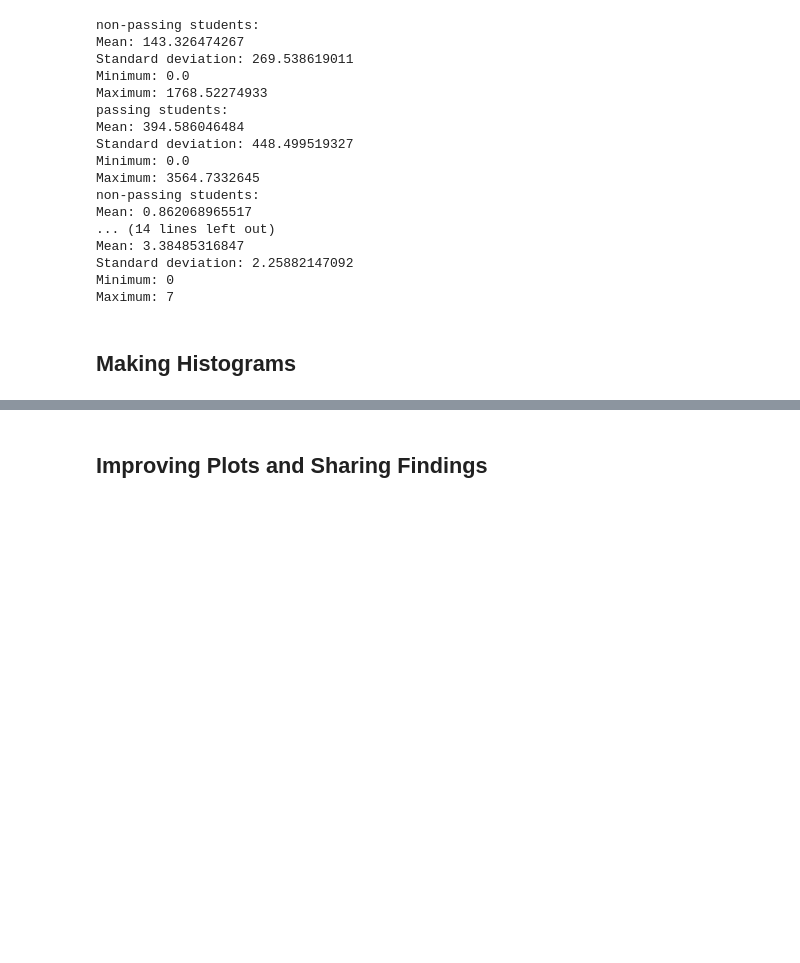
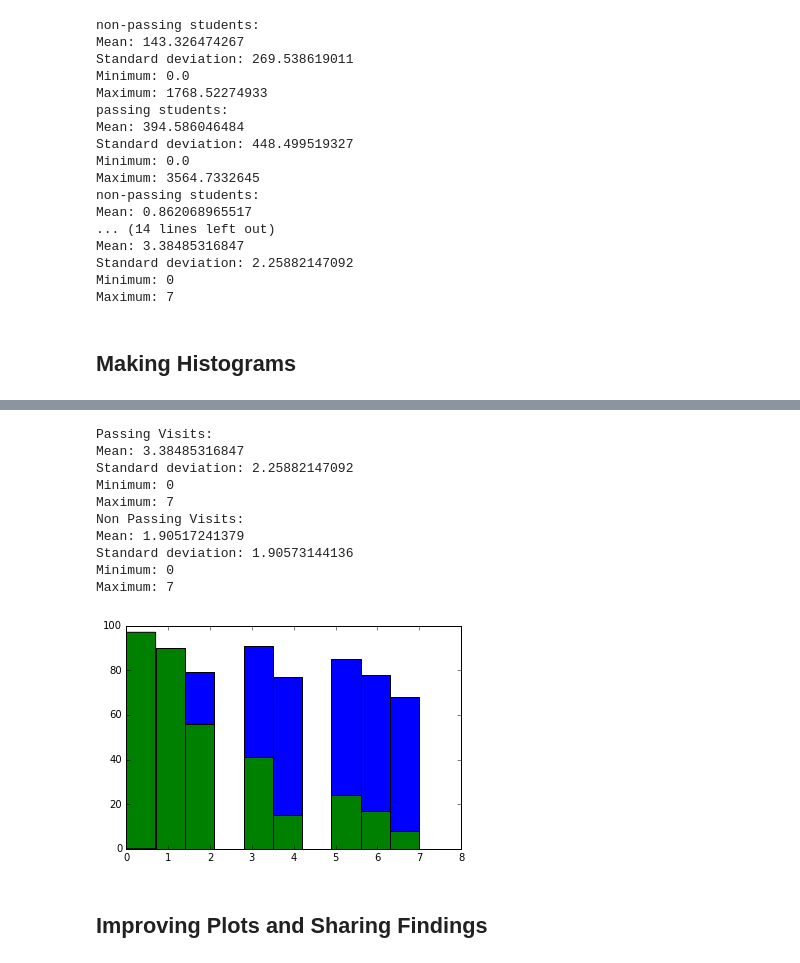
Before and after one commit to harish-garg/Data-Analysis, a Jupyter notebook: udacity_intro_data_analysis/L1_Starter_Code.ipynb, the cells around one changed output, grey strips where cells are left out. Drawn from its saved outputs; the diff is of its cells as text; code cells hidden in the pictures; blank space fills up the shorter version.

```diff
--- a/udacity_intro_data_analysis/L1_Starter_Code.ipynb
+++ b/udacity_intro_data_analysis/L1_Starter_Code.ipynb
@@ -538,3 +581,20 @@ Maximum: 7
+# %%
+print "Passing Visits:"
+describe_data(passing_visits.values())
+print "Non Passing Visits:"
+describe_data(non_passing_visits.values())
+# %% [output]
+Passing Visits:
+Mean: 3.38485316847
+Standard deviation: 2.25882147092
+Minimum: 0
+Maximum: 7
+Non Passing Visits:
+Mean: 1.90517241379
+Standard deviation: 1.90573144136
+Minimum: 0
+Maximum: 7
+[figure, added]
 # %% [markdown]
 ## Improving Plots and Sharing Findings
 # %%
```
Also changed, not shown: parts of 2 cells of this notebook.
